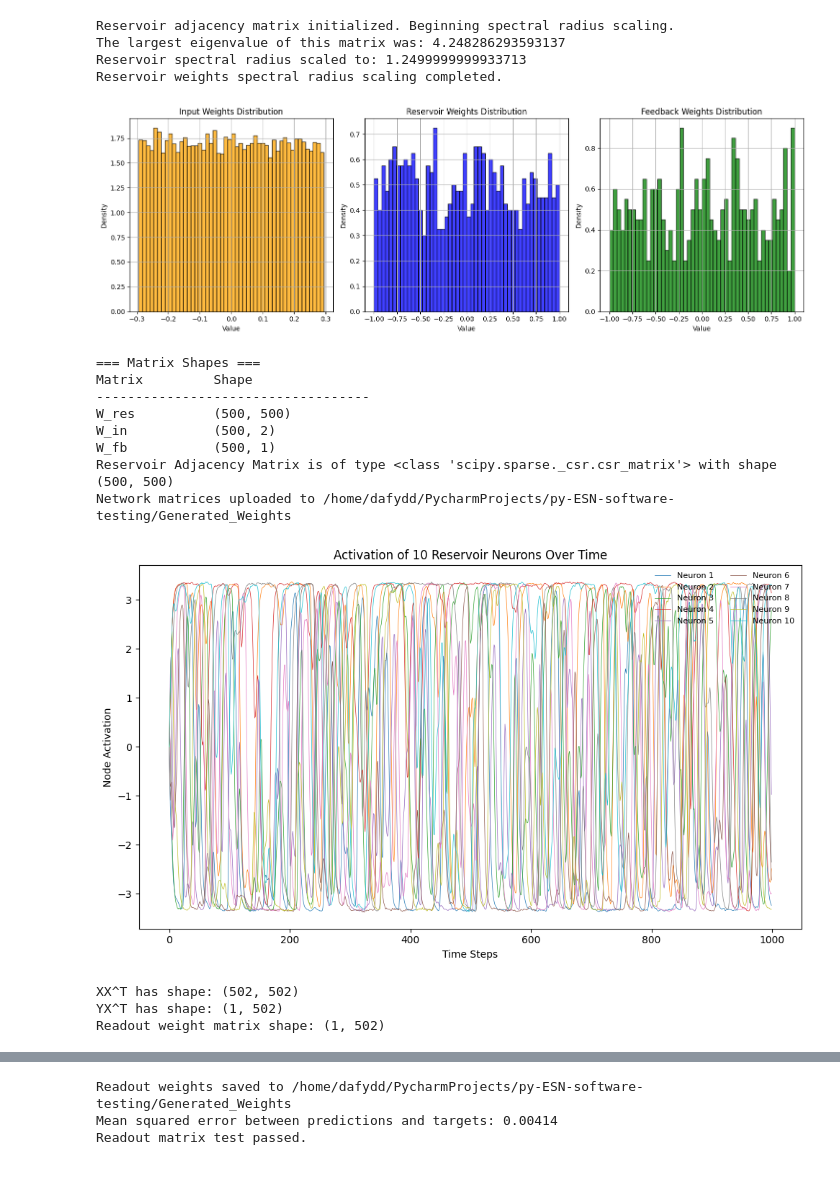
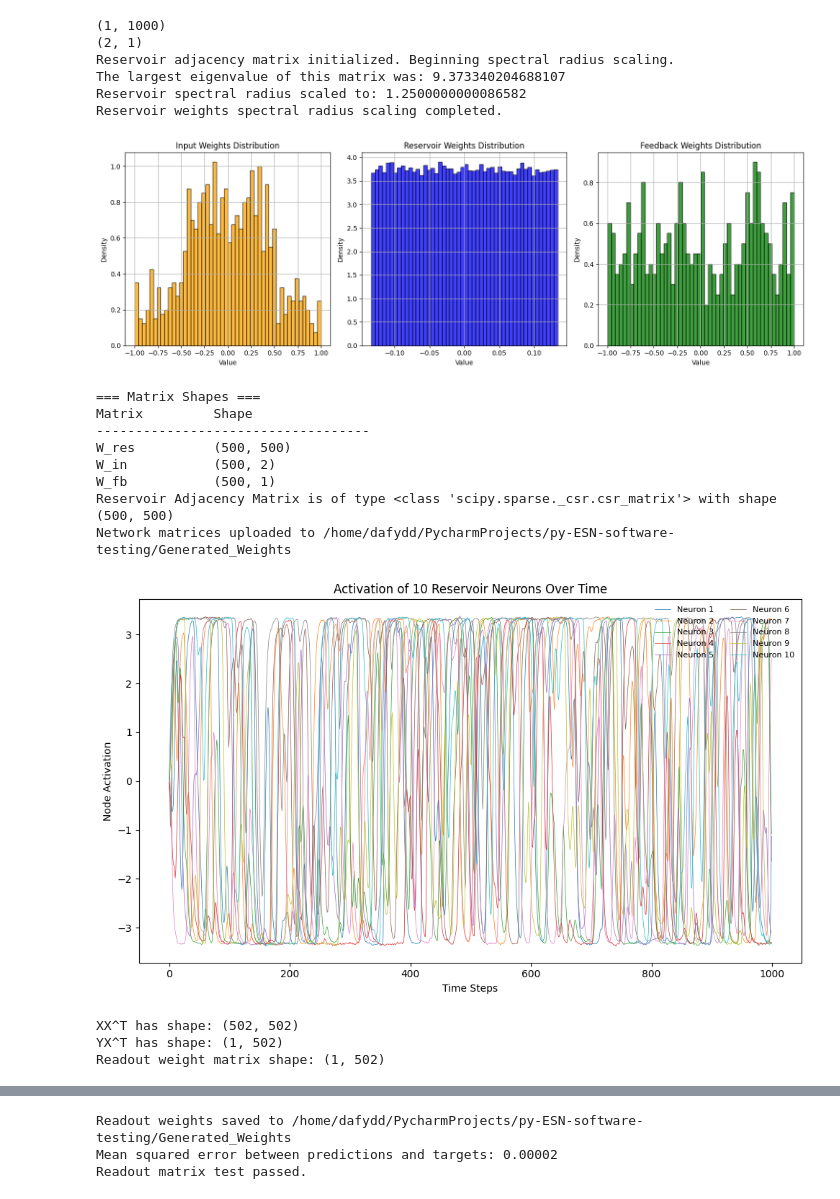
Before and after one commit to DRH312/py-ESN, a Jupyter notebook: EchoStateNetwork-Workshop/wide_scope_test.ipynb, the cells around one changed output, grey strips where cells are left out. Drawn from its saved outputs; the diff is of its cells as text; code cells hidden in the pictures.

```diff
--- a/EchoStateNetwork-Workshop/wide_scope_test.ipynb
+++ b/EchoStateNetwork-Workshop/wide_scope_test.ipynb
@@ -14,6 +14,7 @@ ridge_param = 1e-2
 np.random.seed(42)
 time = np.linspace(0, 10, timesteps)
 inputs = np.sin(time).reshape(1, -1)  # Sine wave input
+print(inputs.shape)
 targets = (0.5 * np.sin(time + np.pi / 4)).reshape(1, -1)  # Shifted and scaled sine wave
 
 # ESN Parameters
@@ -22,55 +23,60 @@ ESN_params = {
     'output_dim': output_dim,
     'nodes': reservoir_size,
     'leak': 0.3,
-    'connectivity': 0.1,
-    'input_scaling': np.array([0.5]),
+    'connectivity': 0.5,
+    'input_scaling': np.array([0.5, 1]).reshape(-1, 1),
     'spectral_radius': 1.25,
     'noise': 0.01,
     'enable_feedback': True,
-    'teacher_scaling': np.array([1.0]),
+    'teacher_scaling': np.array([1.0]).reshape(-1, 1),
     'bias': True,
     'seed': 42,
+    'distribution': 'uniform'
 }
+
+print(ESN_params['input_scaling'].shape)
 
 # Initialize the ESN
 esn = EchoStateNetwork(ESN_params, verbose=3)
 
 # Initialize Reservoir
 # esn.initialize_reservoir(distribution="normal")
-esn.initialize_reservoir(distribution="uniform")
+esn.initialize_reservoir()
 
 # Acquire States
 states = esn.acquire_reservoir_states(inputs=inputs, teachers=targets, visualized_neurons=10)
 
 # Perform Regression
 readout_weights = esn.tikhonov_regression(burn_in=0, ridge=ridge_param)
 
 # Validate Predictions
 if esn.bias:
     augmented_state = np.vstack([np.ones((1, timesteps)), inputs, states])
 else:
     augmented_state = np.vstack([inputs, states])
 
 # Perform prediction
 predicted_outputs = readout_weights @ augmented_state
 prediction_error = np.mean((predicted_outputs - targets)**2)
 
 print(f"Mean squared error between predictions and targets: {prediction_error:.5f}")
 
 # # Save W_out if desired
 # output_dir = "Generated_Weights"
 # os.makedirs(output_dir, exist_ok=True)
 # pd.DataFrame(readout_weights).to_csv(f"{output_dir}/W_out-{timestamp}.csv", index=False, header=False)
 
 assert readout_weights.shape == (output_dim, int(ESN_params['bias']) + input_dim + reservoir_size), "W_out shape mismatch!"
 print("Readout matrix test passed.")
 # print(esn.W_out)
 # %% [output]
+(1, 1000)
+(2, 1)
 Reservoir adjacency matrix initialized. Beginning spectral radius scaling.
-The largest eigenvalue of this matrix was: 4.248286293593137
-Reservoir spectral radius scaled to: 1.2499999999933713
+The largest eigenvalue of this matrix was: 9.373340204688107
+Reservoir spectral radius scaled to: 1.2500000000086582
 Reservoir weights spectral radius scaling completed.
-[figure, old version]
+[figure, new version]
 === Matrix Shapes ===
 Matrix         Shape
 -----------------------------------
@@ -79,7 +85,7 @@ W_in           (500, 2)
 W_fb           (500, 1)
 Reservoir Adjacency Matrix is of type <class 'scipy.sparse._csr.csr_matrix'> with shape (500, 500)
 Network matrices uploaded to /home/dafydd/PycharmProjects/py-ESN-software-testing/Generated_Weights
-[figure, old version]
+[figure, new version]
 XX^T has shape: (502, 502)
 YX^T has shape: (1, 502)
 Readout weight matrix shape: (1, 502)
@@ -87,3 +93,3 @@ Readout weight matrix shape: (1, 502)
 Readout weights saved to /home/dafydd/PycharmProjects/py-ESN-software-testing/Generated_Weights
-Mean squared error between predictions and targets: 0.00414
+Mean squared error between predictions and targets: 0.00002
 Readout matrix test passed.
```
Also changed, not shown: parts of 8 cells of this notebook, 2 other files.
